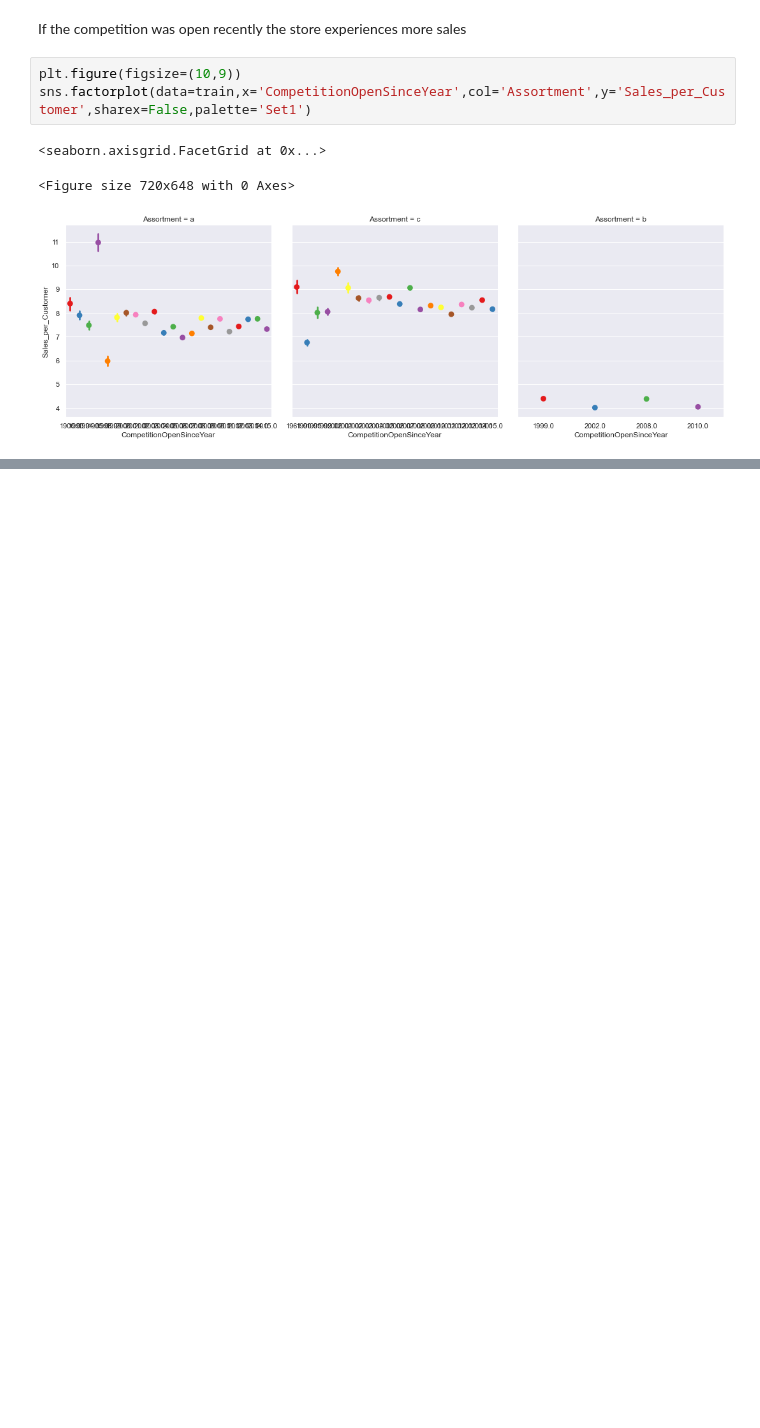
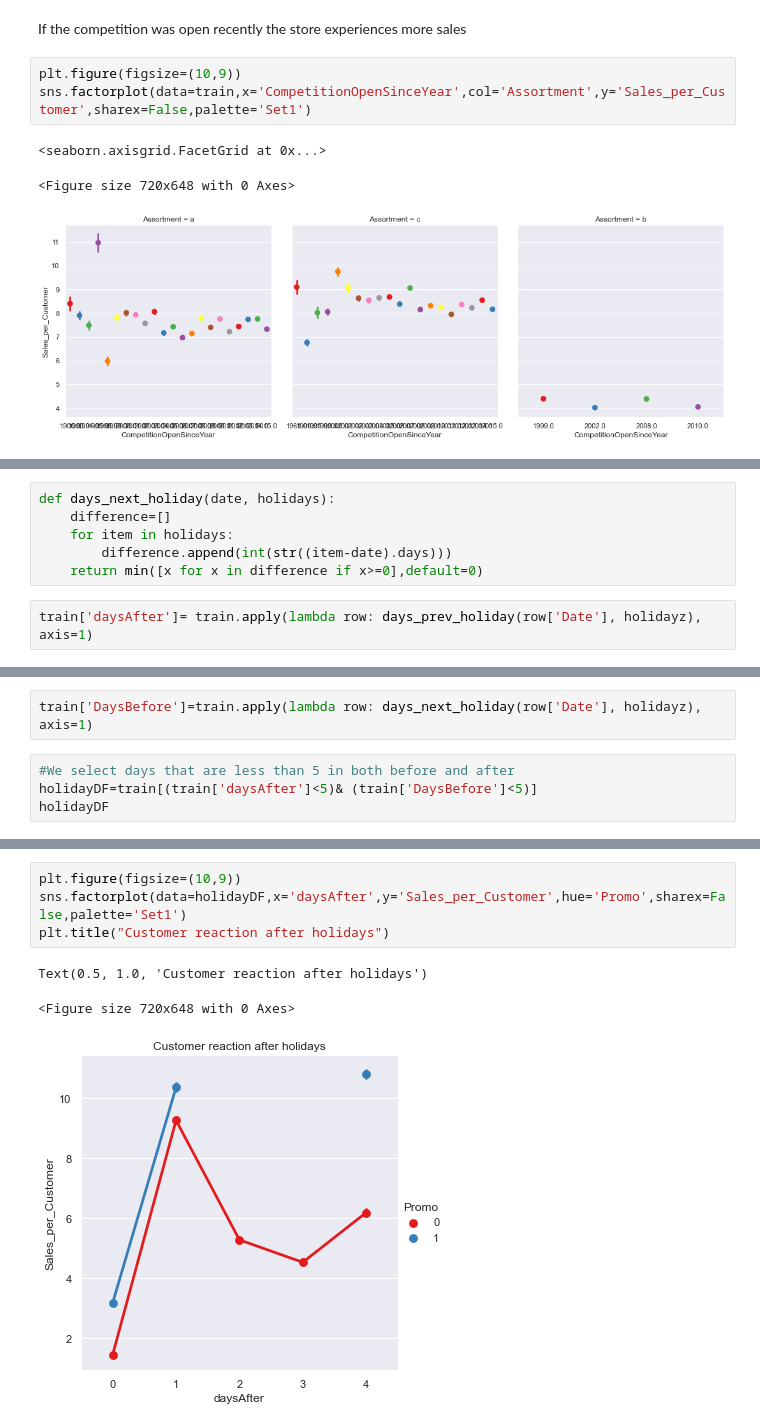
Before and after one commit to Blvisse/Pharmtec_Sales, a Jupyter notebook: notebooks/PharmTec.ipynb, the cells around one changed output, grey strips where cells are left out. Drawn from its saved outputs; the diff is of its cells as text; blank space fills up the shorter version.

```diff
--- a/notebooks/PharmTec.ipynb
+++ b/notebooks/PharmTec.ipynb
@@ -1335,0 +1439,8 @@ sns.factorplot(data=train,x='CompetitionOpenSinceYear',col='Assortment',y='Sales
+# %%
+def days_next_holiday(date, holidays):
+    difference=[]
+    for item in holidays:
+        difference.append(int(str((item-date).days)))
+    return min([x for x in difference if x>=0],default=0)
+# %%
+train['daysAfter']= train.apply(lambda row: days_prev_holiday(row['Date'], holidayz), axis=1)
@@ -1335,0 +1449,6 @@ sns.factorplot(data=train,x='CompetitionOpenSinceYear',col='Assortment',y='Sales
+# %%
+train['DaysBefore']=train.apply(lambda row: days_next_holiday(row['Date'], holidayz), axis=1)
+# %%
+#We select days that are less than 5 in both before and after
+holidayDF=train[(train['daysAfter']<5)& (train['DaysBefore']<5)]
+holidayDF
@@ -1335,0 +1469,8 @@ sns.factorplot(data=train,x='CompetitionOpenSinceYear',col='Assortment',y='Sales
+# %%
+plt.figure(figsize=(10,9))
+sns.factorplot(data=holidayDF,x='daysAfter',y='Sales_per_Customer',hue='Promo',sharex=False,palette='Set1')
+plt.title("Customer reaction after holidays")
+# %% [output]
+Text(0.5, 1.0, 'Customer reaction after holidays')
+<Figure size 720x648 with 0 Axes>
+[figure, added]
```
Also changed, not shown: parts of 18 cells of this notebook, 27 other files.
